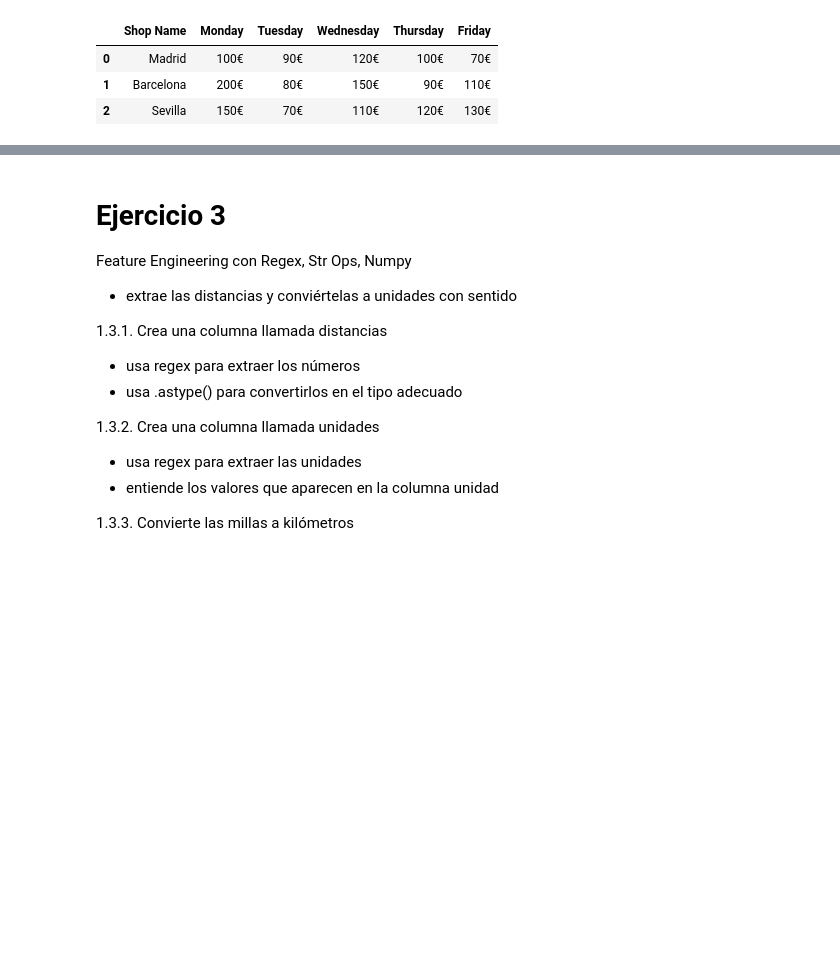
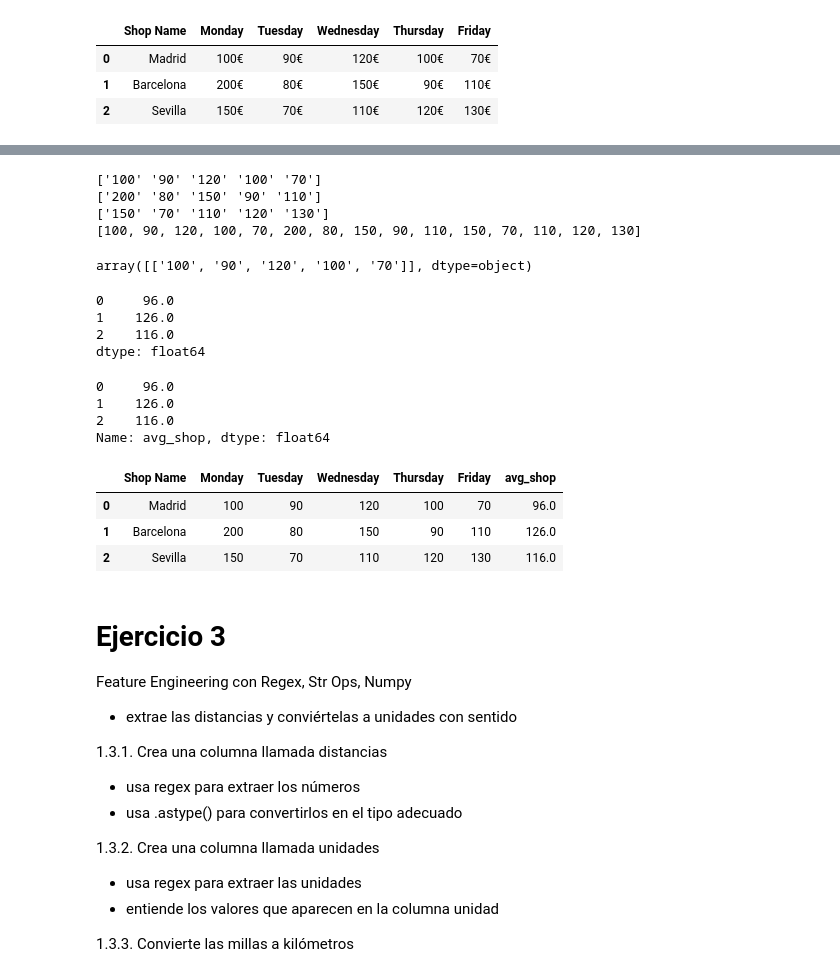
Before and after one commit to PablodaCunha/2603_ds_ft_thebridge, a Jupyter notebook: 2-Analytics/10-RegEx/Ejercicios_RegEx_VACIO.ipynb, the cells around one changed output, grey strips where cells are left out. Drawn from its saved outputs; the diff is of its cells as text; code cells hidden in the pictures; blank space fills up the shorter version.

```diff
--- a/2-Analytics/10-RegEx/Ejercicios_RegEx_VACIO.ipynb
+++ b/2-Analytics/10-RegEx/Ejercicios_RegEx_VACIO.ipynb
@@ -156,0 +114,2 @@ dtype: float64
+# %%
+df = df_exp.copy()
@@ -156,0 +118,19 @@ dtype: float64
+# %%
+df = df[['Shop Name','Monday', 'Tuesday', 'Wednesday', 'Thursday', 'Friday']].replace('€', '',regex=True)
+
+df.set_index('Shop Name')
+ventas_tot = 0
+n_ventas = 0
+ventas_madrid = 0
+
+for index in df.index:
+    for x in df.loc[index][1:]:
+        print(x)
+        n_ventas += 1
+        if index == 'Madrid':
+            ventas_madrid += x
+
+ventas_total = ventas_tot / n_ventas
+
+ventas_total
+ventas_madrid
@@ -157,3 +154,46 @@ dtype: float64
+# %%
+precios = []
+for c in df.values[:][:,1:]:
+    print(c)
+    for i in c:
+        precios.append(int(i))
+print(precios)
+# %% [output]
+['100' '90' '120' '100' '70']
+['200' '80' '150' '90' '110']
+['150' '70' '110' '120' '130']
+[100, 90, 120, 100, 70, 200, 80, 150, 90, 110, 150, 70, 110, 120, 130]
+# %%
+df_madrid = df_exp[df_exp["Shop Name"] == "Madrid"]
+df_madrid = df_madrid.set_index('Shop Name').replace('€', '',regex=True)
+df_madrid.values
+# %% [output]
+array([['100', '90', '120', '100', '70']], dtype=object)
+# %%
+df[["Monday","Tuesday", "Wednesday", "Thursday", "Friday"]] = df[["Monday","Tuesday", "Wednesday", "Thursday", "Friday"]].astype(np.int32)
+
+df[["Monday","Tuesday", "Wednesday", "Thursday", "Friday"]].mean(axis=1)
+# %% [output]
+0     96.0
+1    126.0
+2    116.0
+dtype: float64
+# %%
+df['avg_shop'] = df[["Monday","Tuesday", "Wednesday", "Thursday", "Friday"]].mean(axis=1)
+
+df['avg_shop']
+# %% [output]
+0     96.0
+1    126.0
+2    116.0
+Name: avg_shop, dtype: float64
+# %%
+df
+# %% [output]
+|  | Shop Name | Monday | Tuesday | Wednesday | Thursday | Friday | avg_shop |
+| 0 | Madrid | 100 | 90 | 120 | 100 | 70 | 96.0 |
+| 1 | Barcelona | 200 | 80 | 150 | 90 | 110 | 126.0 |
+| 2 | Sevilla | 150 | 70 | 110 | 120 | 130 | 116.0 |
 # %% [markdown]
 # Ejercicio 3
 Feature Engineering con Regex, Str Ops, Numpy
```
Also changed, not shown: parts of 34 cells of this notebook.
